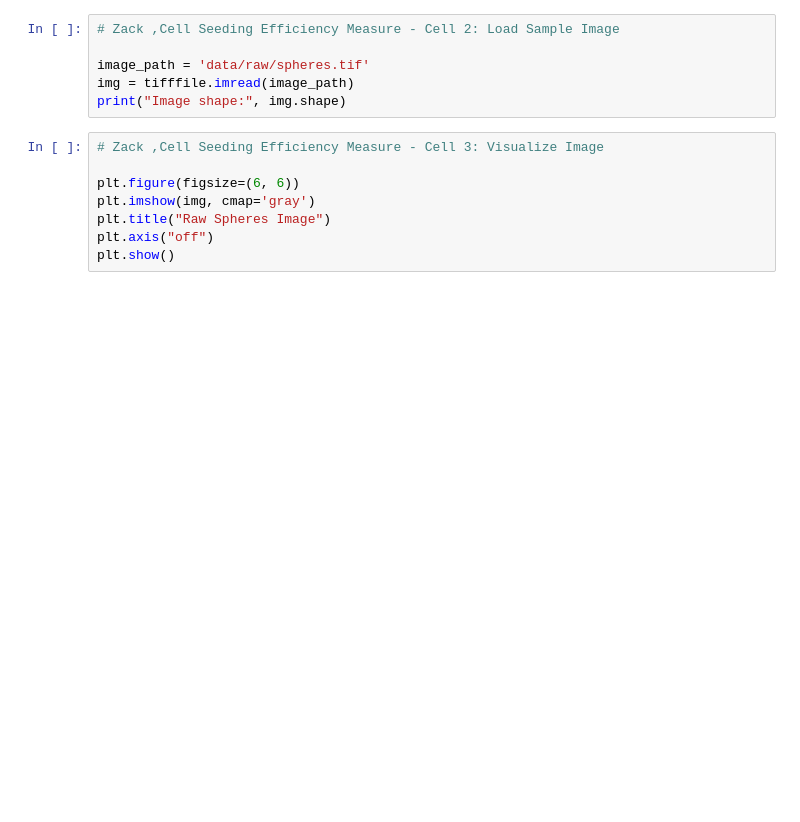
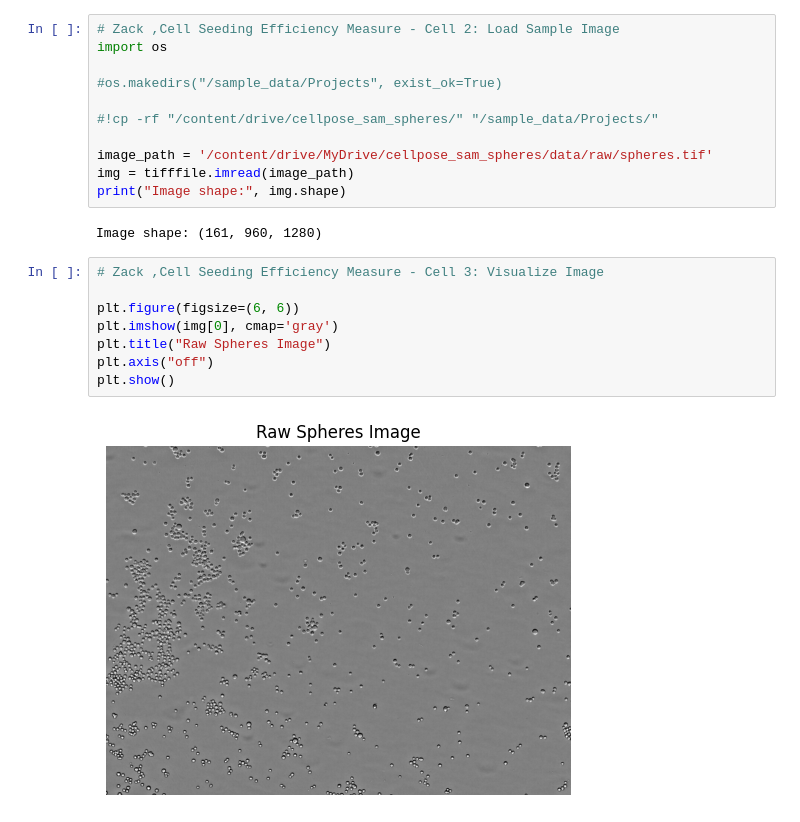
Before and after one commit to Zack4DEV/cellpose_sam_spheres, a Jupyter notebook: cellpose_sam_spheres.ipynb, the cells around one changed output. Cells and saved outputs as stored; diff of their text form; blank space fills up the shorter version.

```diff
--- a/cellpose_sam_spheres.ipynb
+++ b/cellpose_sam_spheres.ipynb
@@ -11,17 +38,26 @@ from segment_anything import SamPredictor, sam_model_registry
 # %%
 # Zack ,Cell Seeding Efficiency Measure - Cell 2: Load Sample Image
+import os
 
-image_path = 'data/raw/spheres.tif'
+#os.makedirs("/sample_data/Projects", exist_ok=True)
+
+#!cp -rf "/content/drive/cellpose_sam_spheres/" "/sample_data/Projects/"
+
+image_path = '/content/drive/MyDrive/cellpose_sam_spheres/data/raw/spheres.tif'
 img = tifffile.imread(image_path)
 print("Image shape:", img.shape)
+# %% [output]
+Image shape: (161, 960, 1280)
 # %%
 # Zack ,Cell Seeding Efficiency Measure - Cell 3: Visualize Image
 
 plt.figure(figsize=(6, 6))
-plt.imshow(img, cmap='gray')
+plt.imshow(img[0], cmap='gray')
 plt.title("Raw Spheres Image")
 plt.axis("off")
 plt.show()
+# %% [output]
+[figure, added]
 # %%
 # Zack ,Cell Seeding Efficiency Measure - Cell 4: Load Cellpose & SAM Models
 
```
Also changed, not shown: parts of 10 cells of this notebook.
